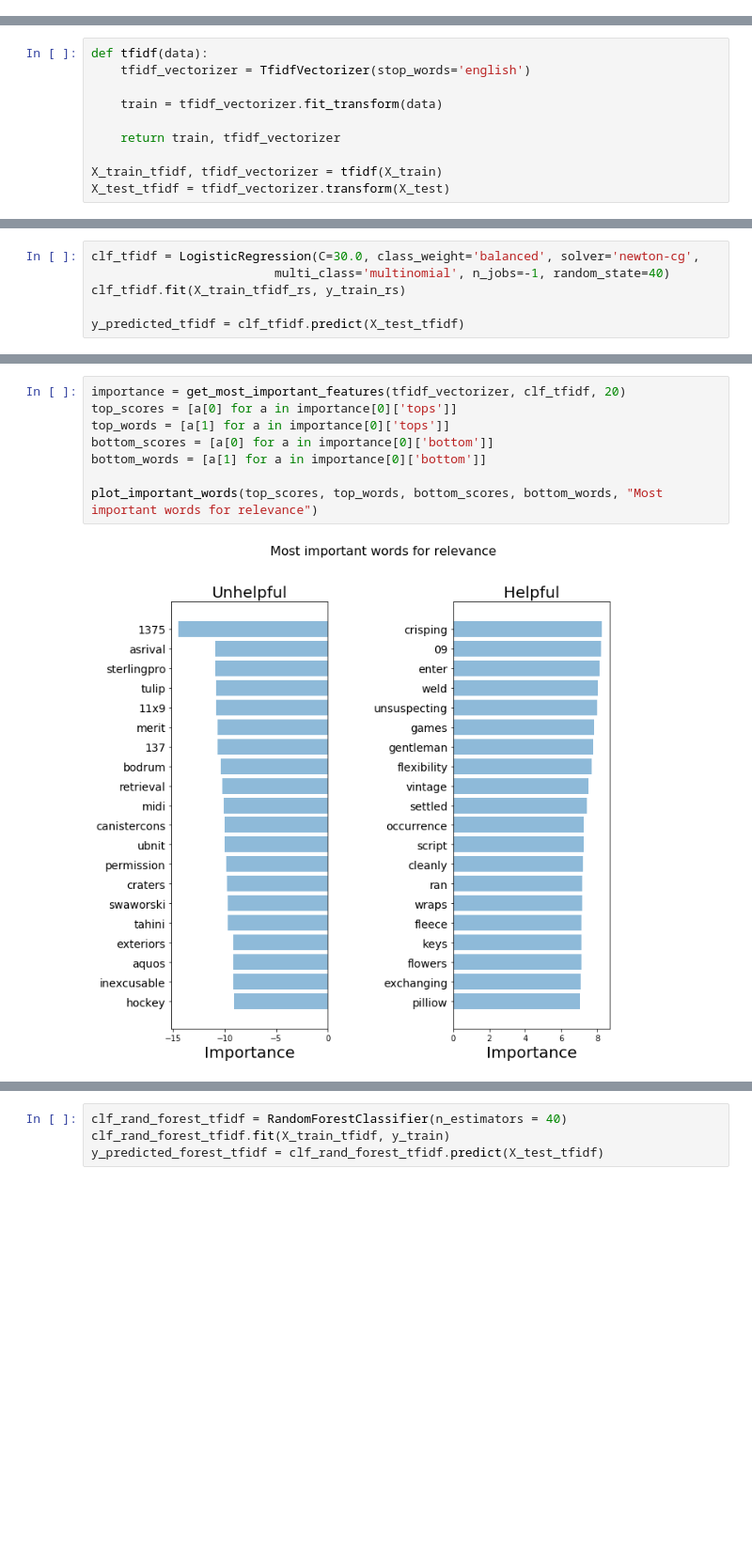
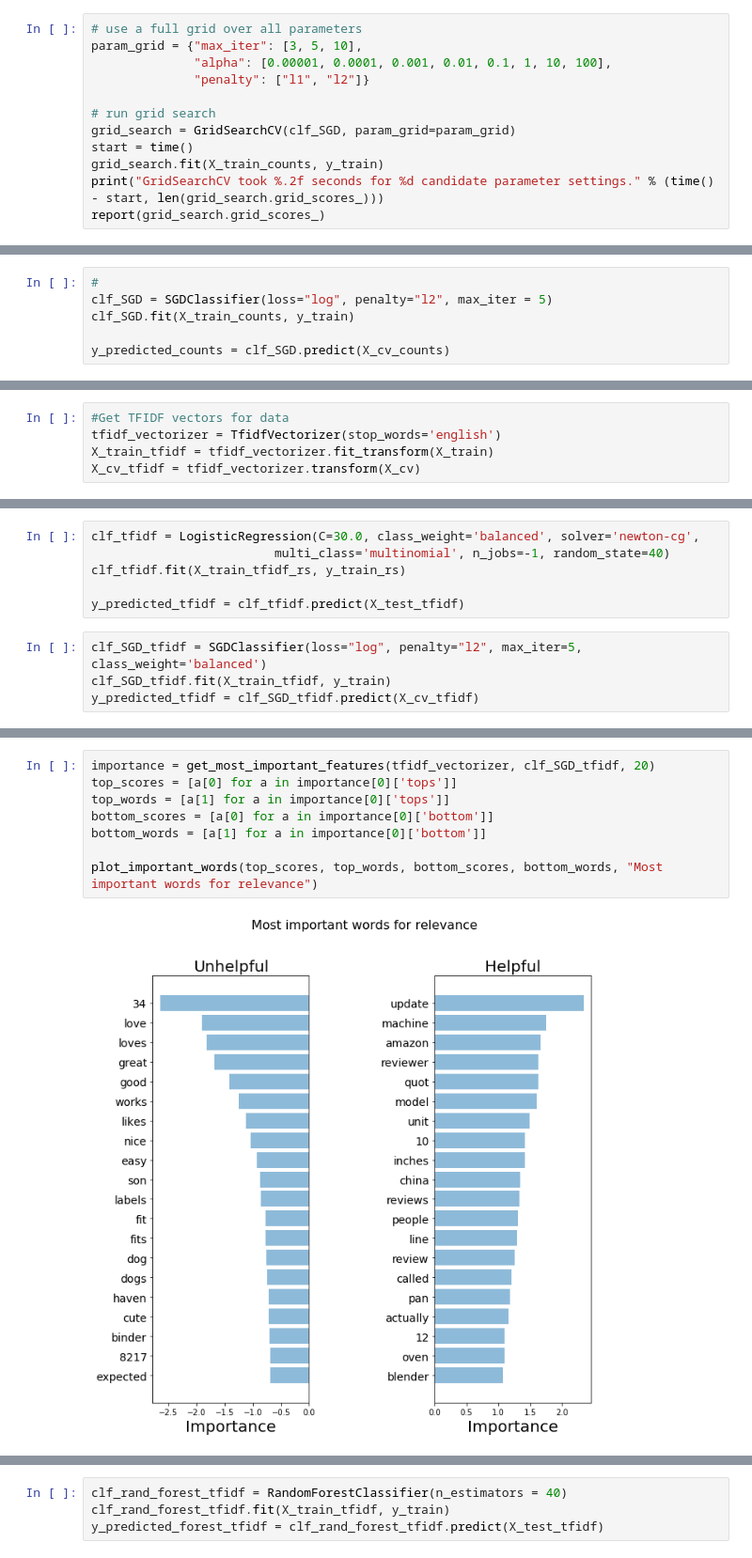
Before and after one commit to rbreitz/trustexpress, a Jupyter notebook: Amazon Helpfulness predictor.ipynb, the cells around one changed output, grey strips where cells are left out. Shown at 94% size. Drawn from its saved outputs; the diff is of its cells as text; blank space fills up the shorter version.

```diff
--- a/Amazon Helpfulness predictor.ipynb
+++ b/Amazon Helpfulness predictor.ipynb
@@ -451,0 +515,12 @@ importance[0]
+# %%
+# use a full grid over all parameters
+param_grid = {"max_iter": [3, 5, 10],
+              "alpha": [0.00001, 0.0001, 0.001, 0.01, 0.1, 1, 10, 100],
+              "penalty": ["l1", "l2"]}
+
+# run grid search
+grid_search = GridSearchCV(clf_SGD, param_grid=param_grid)
+start = time()
+grid_search.fit(X_train_counts, y_train)
+print("GridSearchCV took %.2f seconds for %d candidate parameter settings." % (time() - start, len(grid_search.grid_scores_)))
+report(grid_search.grid_scores_)
@@ -451,0 +540,6 @@ importance[0]
+# %%
+#
+clf_SGD = SGDClassifier(loss="log", penalty="l2", max_iter = 5)
+clf_SGD.fit(X_train_counts, y_train)
+
+y_predicted_counts = clf_SGD.predict(X_cv_counts)
@@ -452,13 +567,8 @@ importance[0]
 # %%
-def tfidf(data):
-    tfidf_vectorizer = TfidfVectorizer(stop_words='english')
-
-    train = tfidf_vectorizer.fit_transform(data)
-
-    return train, tfidf_vectorizer
-
-X_train_tfidf, tfidf_vectorizer = tfidf(X_train)
-X_test_tfidf = tfidf_vectorizer.transform(X_test)
+#Get TFIDF vectors for data
+tfidf_vectorizer = TfidfVectorizer(stop_words='english')
+X_train_tfidf = tfidf_vectorizer.fit_transform(X_train)
+X_cv_tfidf = tfidf_vectorizer.transform(X_cv)
 # %%
 X_train_tfidf_rs, y_train_rs = sm.fit_sample(X_train_tfidf, y_train)
 # %%
@@ -473,4 +583,8 @@ clf_tfidf = LogisticRegression(C=30.0, class_weight='balanced', solver='newton-c
 clf_tfidf.fit(X_train_tfidf_rs, y_train_rs)
 
 y_predicted_tfidf = clf_tfidf.predict(X_test_tfidf)
+# %%
+clf_SGD_tfidf = SGDClassifier(loss="log", penalty="l2", max_iter=5, class_weight='balanced')
+clf_SGD_tfidf.fit(X_train_tfidf, y_train)
+y_predicted_tfidf = clf_SGD_tfidf.predict(X_cv_tfidf)
 # %%
@@ -482,10 +596,10 @@ accuracy = 0.835, precision = 0.867, recall = 0.835, f1 = 0.848
 # %%
-importance = get_most_important_features(tfidf_vectorizer, clf_tfidf, 20)
+importance = get_most_important_features(tfidf_vectorizer, clf_SGD_tfidf, 20)
 top_scores = [a[0] for a in importance[0]['tops']]
 top_words = [a[1] for a in importance[0]['tops']]
 bottom_scores = [a[0] for a in importance[0]['bottom']]
 bottom_words = [a[1] for a in importance[0]['bottom']]
 
 plot_important_words(top_scores, top_words, bottom_scores, bottom_words, "Most important words for relevance")
 # %% [output]
-[figure, old version]
+[figure, new version]
```
Also changed, not shown: parts of 72 cells of this notebook, 9 other files.
